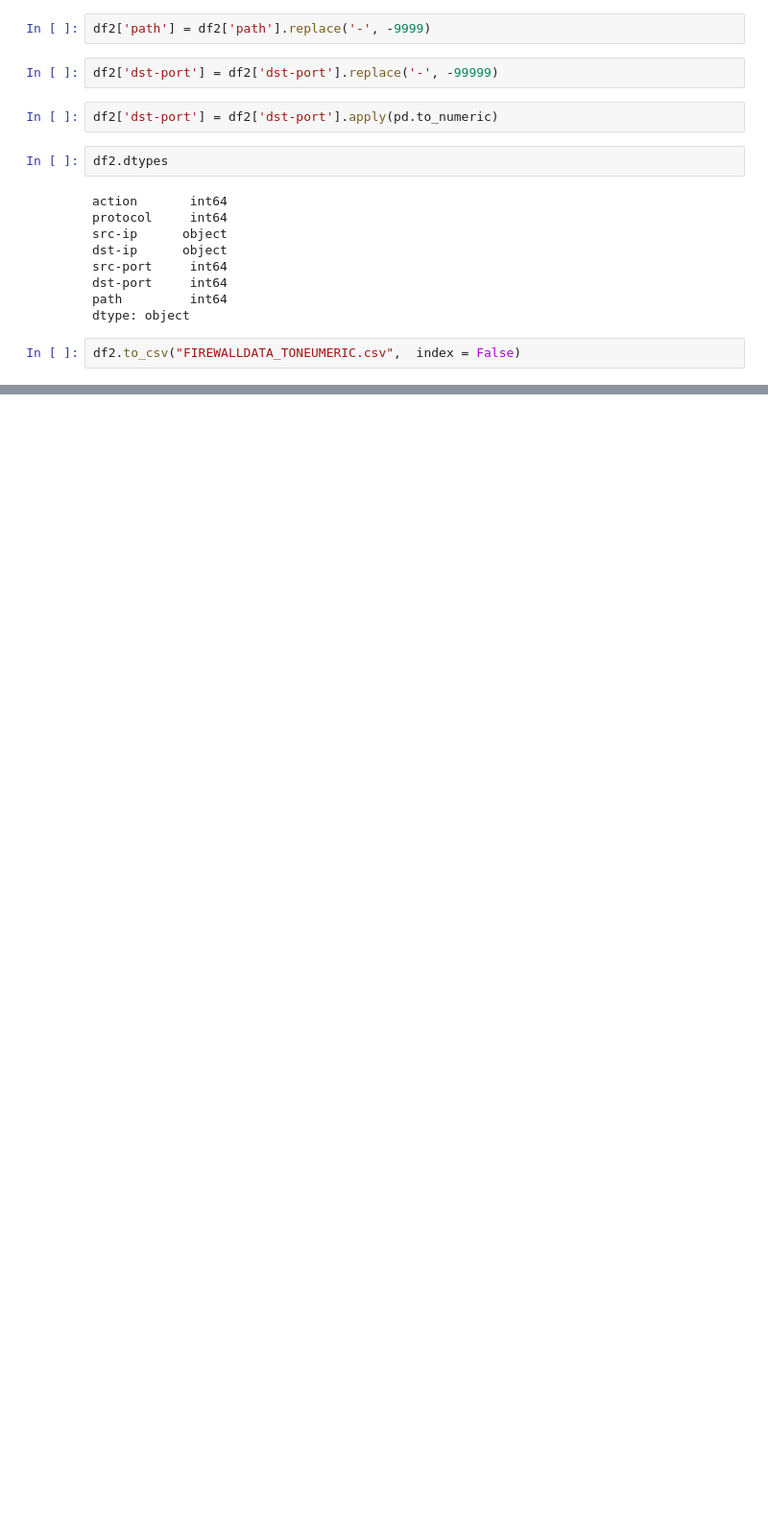
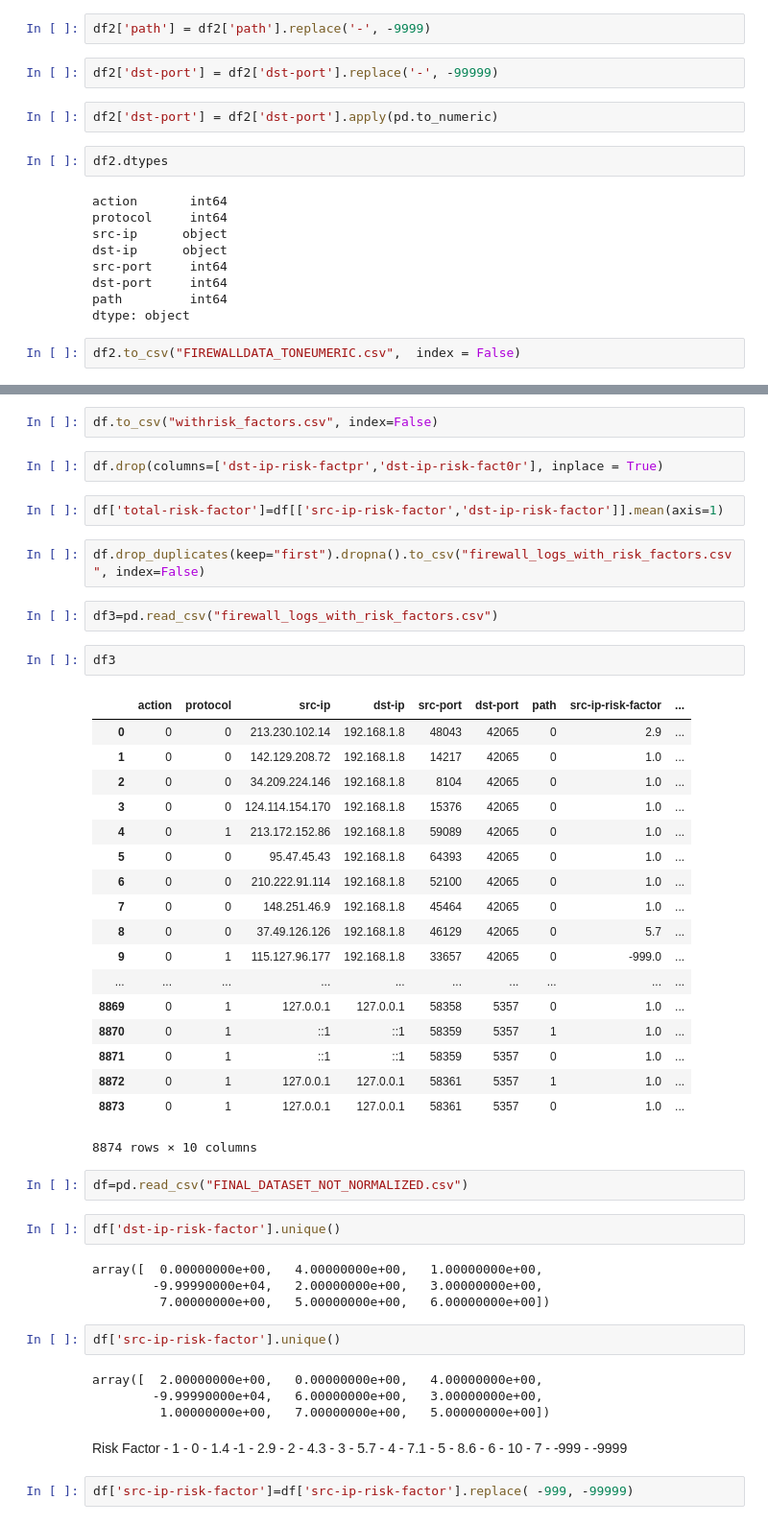
Before and after one commit to shradhaN/Major-Project, a Jupyter notebook: MachineLearningToLogData.ipynb, the cells around one changed output, grey strips where cells are left out. Shown: that part at 96% size. Saved outputs shown, nothing was run; the diff lists cells and outputs as text; blank space fills up the shorter version.

```diff
--- a/MachineLearningToLogData.ipynb
+++ b/MachineLearningToLogData.ipynb
@@ -146,0 +253,57 @@ df2.to_csv("FIREWALLDATA_TONEUMERIC.csv",  index = False)
+# %%
+df.to_csv("withrisk_factors.csv", index=False)
+# %%
+df.drop(columns=['dst-ip-risk-factpr','dst-ip-risk-fact0r'], inplace = True)
+# %%
+df['total-risk-factor']=df[['src-ip-risk-factor','dst-ip-risk-factor']].mean(axis=1)
+# %%
+df.drop_duplicates(keep="first").dropna().to_csv("firewall_logs_with_risk_factors.csv", index=False)
+# %%
+df3=pd.read_csv("firewall_logs_with_risk_factors.csv")
+# %%
+df3
+# %% [output]
+|  | action | protocol | src-ip | dst-ip | src-port | dst-port | path | src-ip-risk-factor | ... |
+| 0 | 0 | 0 | 213.230.102.14 | 192.168.1.8 | 48043 | 42065 | 0 | 2.9 | ... |
+| 1 | 0 | 0 | 142.129.208.72 | 192.168.1.8 | 14217 | 42065 | 0 | 1.0 | ... |
+| 2 | 0 | 0 | 34.209.224.146 | 192.168.1.8 | 8104 | 42065 | 0 | 1.0 | ... |
+| 3 | 0 | 0 | 124.114.154.170 | 192.168.1.8 | 15376 | 42065 | 0 | 1.0 | ... |
+| 4 | 0 | 1 | 213.172.152.86 | 192.168.1.8 | 59089 | 42065 | 0 | 1.0 | ... |
+| 5 | 0 | 0 | 95.47.45.43 | 192.168.1.8 | 64393 | 42065 | 0 | 1.0 | ... |
+| 6 | 0 | 0 | 210.222.91.114 | 192.168.1.8 | 52100 | 42065 | 0 | 1.0 | ... |
+| 7 | 0 | 0 | 148.251.46.9 | 192.168.1.8 | 45464 | 42065 | 0 | 1.0 | ... |
+| 8 | 0 | 0 | 37.49.126.126 | 192.168.1.8 | 46129 | 42065 | 0 | 5.7 | ... |
+| 9 | 0 | 1 | 115.127.96.177 | 192.168.1.8 | 33657 | 42065 | 0 | -999.0 | ... |
+| ... | ... | ... | ... | ... | ... | ... | ... | ... | ... |
+| 8869 | 0 | 1 | 127.0.0.1 | 127.0.0.1 | 58358 | 5357 | 0 | 1.0 | ... |
+| 8870 | 0 | 1 | ::1 | ::1 | 58359 | 5357 | 1 | 1.0 | ... |
+| 8871 | 0 | 1 | ::1 | ::1 | 58359 | 5357 | 0 | 1.0 | ... |
+| 8872 | 0 | 1 | 127.0.0.1 | 127.0.0.1 | 58361 | 5357 | 1 | 1.0 | ... |
+| 8873 | 0 | 1 | 127.0.0.1 | 127.0.0.1 | 58361 | 5357 | 0 | 1.0 | ... |
+8874 rows × 10 columns
+# %%
+df=pd.read_csv("FINAL_DATASET_NOT_NORMALIZED.csv")
+# %%
+df['dst-ip-risk-factor'].unique()
+# %% [output]
+array([  0.00000000e+00,   4.00000000e+00,   1.00000000e+00,
+        -9.99990000e+04,   2.00000000e+00,   3.00000000e+00,
+         7.00000000e+00,   5.00000000e+00,   6.00000000e+00])
+# %%
+df['src-ip-risk-factor'].unique()
+# %% [output]
+array([  2.00000000e+00,   0.00000000e+00,   4.00000000e+00,
+        -9.99990000e+04,   6.00000000e+00,   3.00000000e+00,
+         1.00000000e+00,   7.00000000e+00,   5.00000000e+00])
+# %% [markdown]
+Risk Factor - 1 - 0
+            - 1.4 -1
+            - 2.9 - 2
+            - 4.3 - 3
+            - 5.7 - 4
+            - 7.1 - 5
+            - 8.6 - 6
+            - 10 - 7
+            - -999 -  -9999
+# %%
+df['src-ip-risk-factor']=df['src-ip-risk-factor'].replace( -999, -99999)
```
Also changed, not shown: parts of 20 cells of this notebook, 25 other files.
